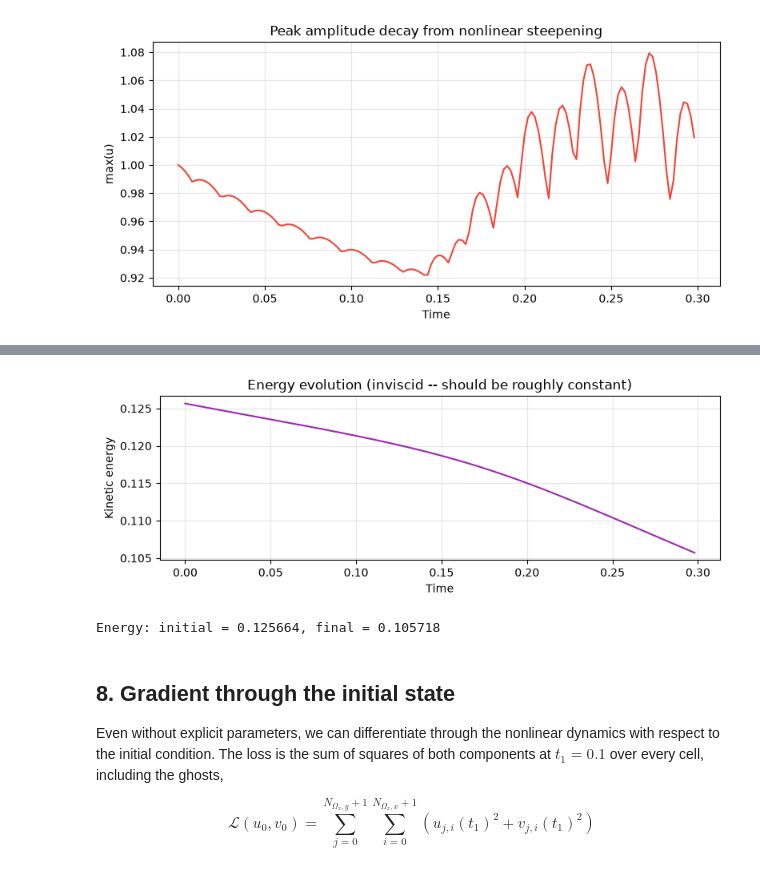
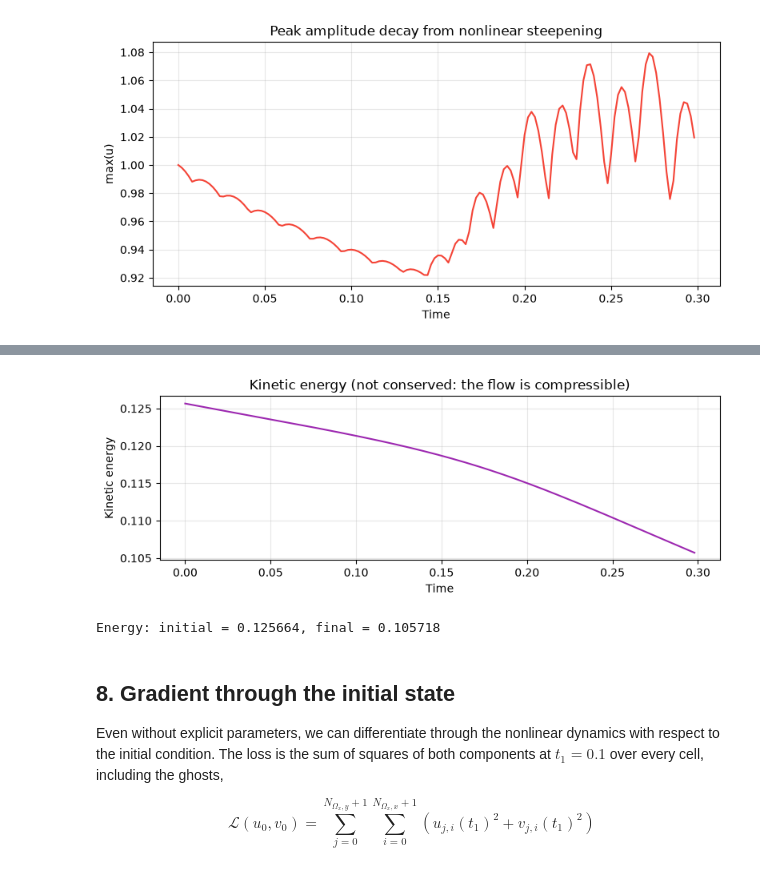
Before and after one commit to jejjohnson/sesmax, a Jupyter notebook: docs/notebooks/step06_nonlinear_convection_2d.ipynb, the cells around one changed output, grey strips where cells are left out. Saved outputs shown, nothing was run; the diff lists cells and outputs as text; code cells hidden in the pictures.

```diff
--- a/docs/notebooks/step06_nonlinear_convection_2d.ipynb
+++ b/docs/notebooks/step06_nonlinear_convection_2d.ipynb
@@ -358,31 +364,31 @@ should *not* increase for this inviscid system (numerical dissipation may cause
 # %%
 # Shapes: N_T = 150 saved snapshots; N_Ωx,y = 64 rows and N_Ωx,x = 64 columns interior
 
 x_spacing = float(model.grid.dx)
 y_spacing = float(model.grid.dy)
 
 # uⱼ,ᵢ(tₖ) and vⱼ,ᵢ(tₖ) without ghosts
 interior_v = solution.ys.v[:, *interior]  # → N_T × N_Ωx,y × N_Ωx,x
 # uⱼ,ᵢ² + vⱼ,ᵢ²
 speed_squared = interior_u**2 + interior_v**2  # → N_T × N_Ωx,y × N_Ωx,x
 # Σⱼ Σᵢ (uⱼ,ᵢ² + vⱼ,ᵢ²)
 total_speed_squared = einx.sum("t [y x] -> t", speed_squared)  # → (N_T,)
 # E(tₖ) = (Δx Δy / 2) Σⱼ Σᵢ (uⱼ,ᵢ² + vⱼ,ᵢ²)
 half_sum = 0.5 * total_speed_squared  # → (N_T,)
 energy = half_sum * x_spacing * y_spacing  # → (N_T,)
 
 fig, ax = plt.subplots(figsize=(8, 3))
 ax.plot(save_times, energy, lw=1.5, color="#9C27B0")
 ax.set_xlabel("Time")
 ax.set_ylabel("Kinetic energy")
-ax.set_title("Energy evolution (inviscid -- should be roughly constant)")
+ax.set_title("Kinetic energy (not conserved: the flow is compressible)")
 ax.grid(True, alpha=0.3)
 plt.tight_layout()
 plt.show()
 
 print(f"Energy: initial = {float(energy[0]):.6f}, final = {float(energy[-1]):.6f}")
 # %% [output]
-[figure, old version]
+[figure, new version]
 Energy: initial = 0.125664, final = 0.105718
 # %% [markdown]
 ## 8. Gradient through the initial state
```
Also changed, not shown: parts of 1 cell of this notebook, 1 other file.
